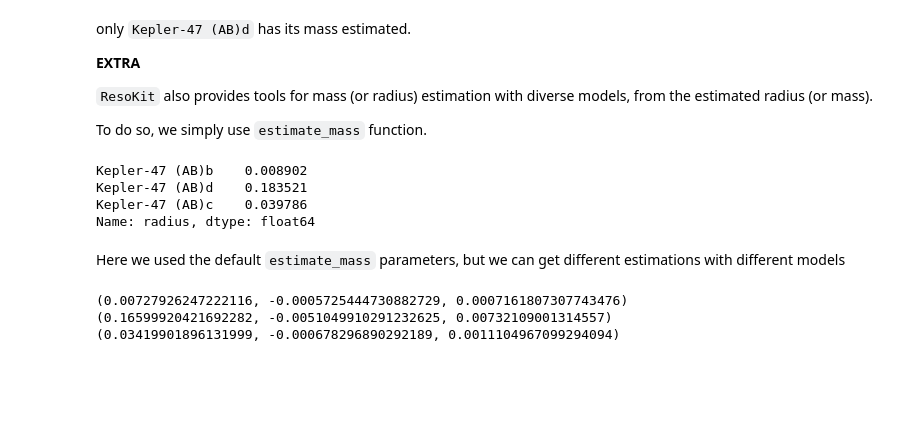
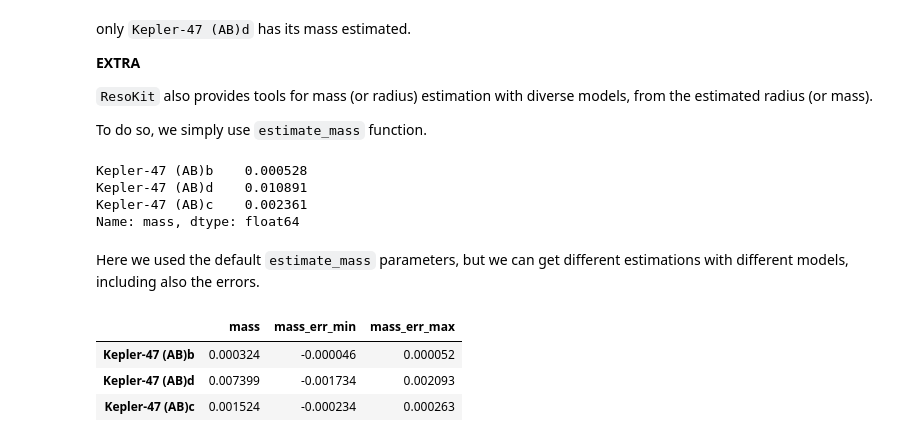
Before and after one commit to Gianuzzi/ResoKit, a Jupyter notebook: docs/source/tutorials/tutorial.ipynb, the cells around one changed output. Saved outputs shown, nothing was run; the diff lists cells and outputs as text; code cells hidden in the pictures; blank space fills up the shorter version.

```diff
--- a/docs/source/tutorials/tutorial.ipynb
+++ b/docs/source/tutorials/tutorial.ipynb
@@ -189,18 +228,18 @@ only `Kepler-47 (AB)d` has its mass estimated.
 
 To do so, we simply use `estimate_mass` function.
 # %%
-kepler47["radius"].apply(resokit.utils.mass_radius.estimate_mass)
+kepler47.estimate_mass()
 # %% [output]
-Kepler-47 (AB)b    0.008902
-Kepler-47 (AB)d    0.183521
-Kepler-47 (AB)c    0.039786
-Name: radius, dtype: float64
+Kepler-47 (AB)b    0.000528
+Kepler-47 (AB)d    0.010891
+Kepler-47 (AB)c    0.002361
+Name: mass, dtype: float64
 # %% [markdown]
-Here we used the default `estimate_mass` parameters, but we can get different estimations with different models
+Here we used the default `estimate_mass` parameters, but we can get different estimations with different models, including also the errors.
 # %%
-for radius in kepler47["radius"]:
-    print(resokit.utils.mass_radius.estimate_mass(radius, model="m24", method=3, error=True))
+kepler47.estimate_mass(model="m24", err_method=2)
 # %% [output]
-(0.00727926247222116, -0.0005725444730882729, 0.0007161807307743476)
-(0.16599920421692282, -0.0051049910291232625, 0.00732109001314557)
-(0.03419901896131999, -0.000678296890292189, 0.0011104967099294094)
+|  | mass | mass_err_min | mass_err_max |
+| Kepler-47 (AB)b | 0.000324 | -0.000046 | 0.000052 |
+| Kepler-47 (AB)d | 0.007399 | -0.001734 | 0.002093 |
+| Kepler-47 (AB)c | 0.001524 | -0.000234 | 0.000263 |
```
Also changed, not shown: parts of 20 cells of this notebook, 1 other file.
